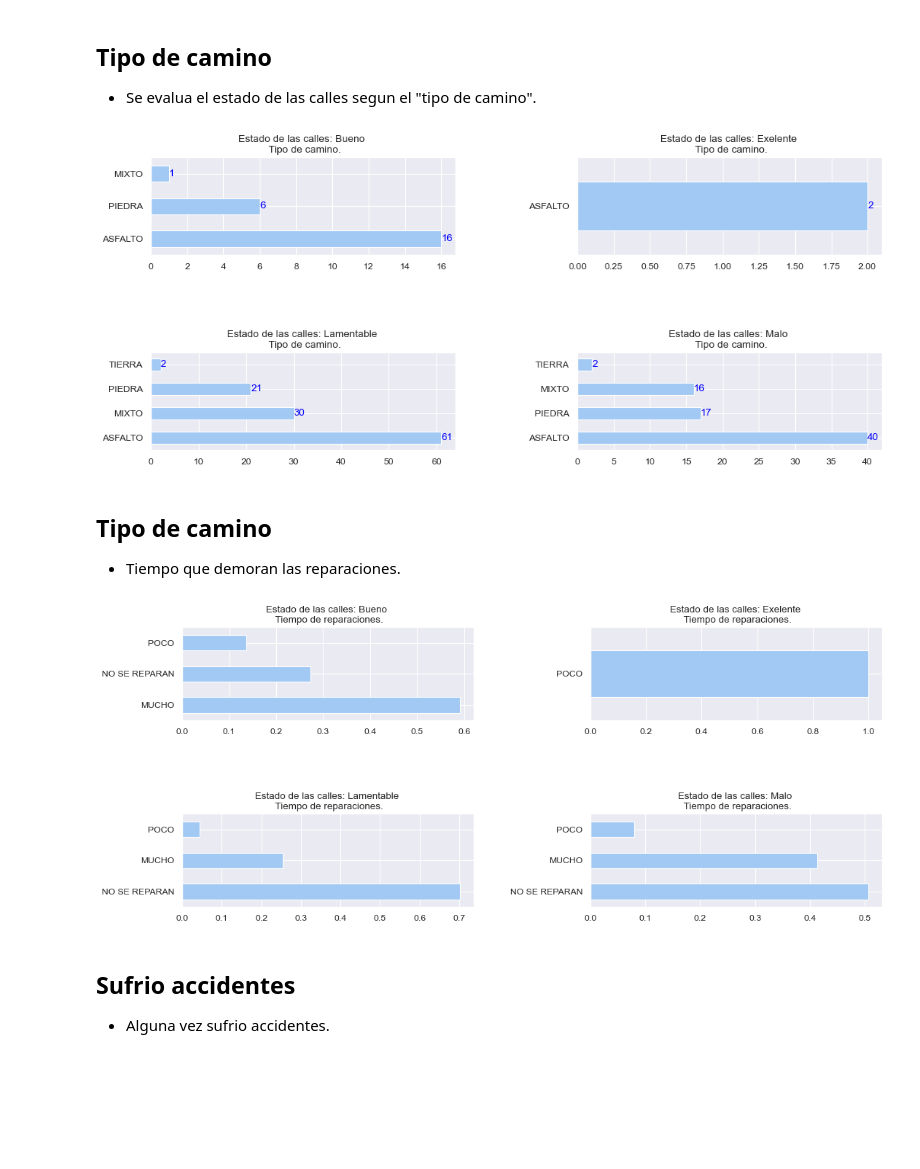
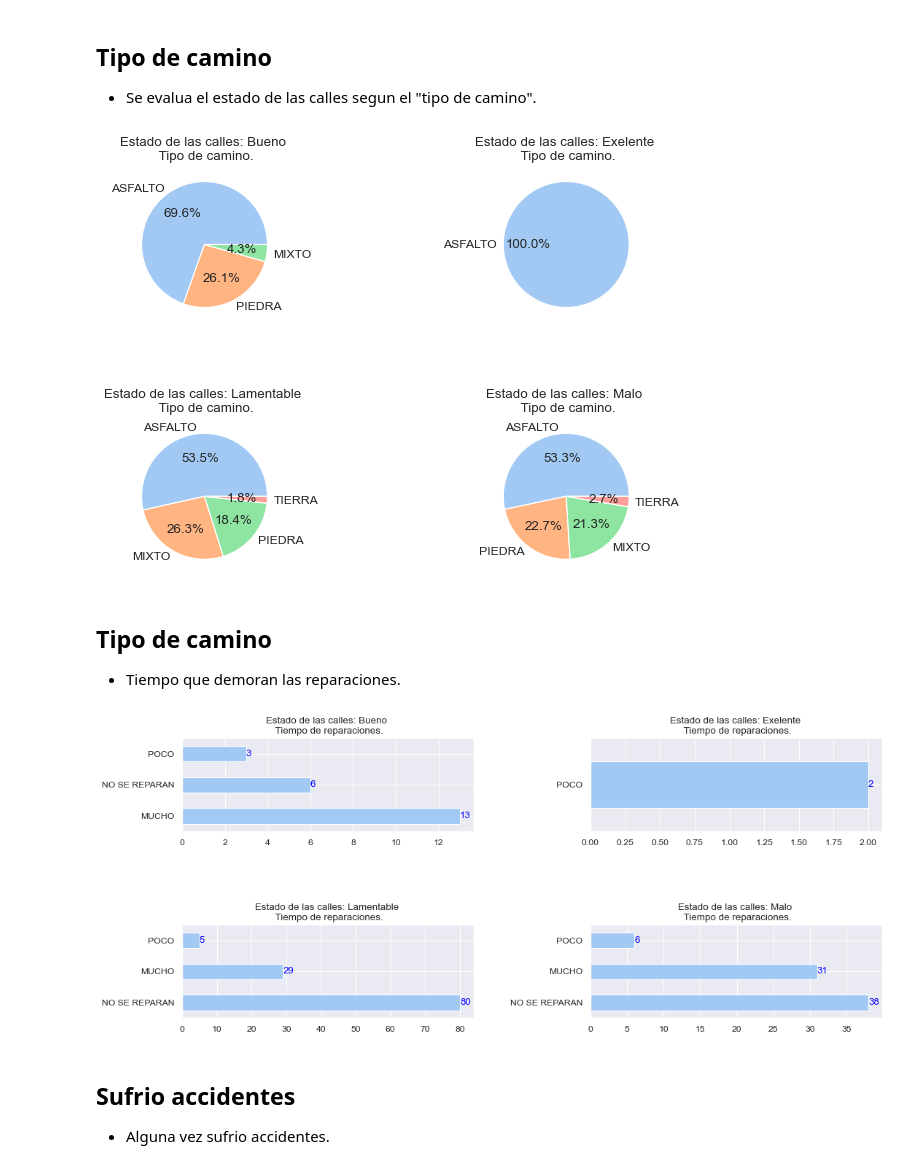
Before and after one commit to TorrezMN/Data_Science, a Jupyter notebook: src/notebooks/basic_study.ipynb, the cells around one changed output. Cells and saved outputs as stored; diff of their text form; code cells hidden in the pictures; blank space fills up the shorter version.

```diff
--- a/src/notebooks/basic_study.ipynb
+++ b/src/notebooks/basic_study.ipynb
@@ -215,28 +220,30 @@ dict_keys(['Bueno', 'Exelente', 'Lamentable', 'Malo'])
 ## Tipo de camino
 - Se evalua el estado de las calles segun el "tipo de camino".
 # %%
-plt.figure(figsize=(15, 30), dpi=80)
+plt.figure(figsize=(20, 30), dpi=80)
 
 
 for k, v in enumerate(estado_calles_group.groups.keys()):
     plt.subplot(8, 2, k + 1)
     mod = (
         estado_calles_group.get_group(v)["tipo_camino"]
-        .value_counts()
+        .value_counts(normalize=True)
         .plot(
-            kind="barh",
+            kind="pie",
             title="Estado de las calles: {0} \n Tipo de camino.".format(v),
+            ylabel='',
+            autopct="%1.1f%%"
         )
     )
     for l, m in enumerate(
         estado_calles_group.get_group(v)["tipo_camino"].value_counts().values
     ):
         mod.annotate(m, (m, l), va="center", color="blue")
 
 
-plt.subplots_adjust(left=0.1, bottom=0.1, right=0.9, top=0.9, wspace=0.4, hspace=1)
+plt.subplots_adjust(left=0.6, bottom=0.1, right=1, top=.9, wspace=.3, hspace=.6)
 # %% [output]
-[figure, old version]
+[figure, new version]
 # %% [markdown]
 ## Tipo de camino
 - Tiempo que demoran las reparaciones.
@@ -248,7 +255,7 @@ for k, v in enumerate(estado_calles_group.groups.keys()):
     plt.subplot(8, 2, k + 1)
     mod = (
         estado_calles_group.get_group(v)["tiempo_reparaciones"]
-        .value_counts(normalize=True)
+        .value_counts()
         .plot(
             kind="barh",
             title="Estado de las calles: {0} \n Tiempo de reparaciones.".format(v),
@@ -262,7 +269,7 @@ for k, v in enumerate(estado_calles_group.groups.keys()):
 
 plt.subplots_adjust(left=0.1, bottom=0.1, right=0.9, top=0.9, wspace=0.4, hspace=1)
 # %% [output]
-[figure, old version]
+[figure, new version]
 # %% [markdown]
 ## Sufrio accidentes
 - Alguna vez sufrio accidentes.
```
Also changed, not shown: parts of 6 cells of this notebook, 2 other files.
